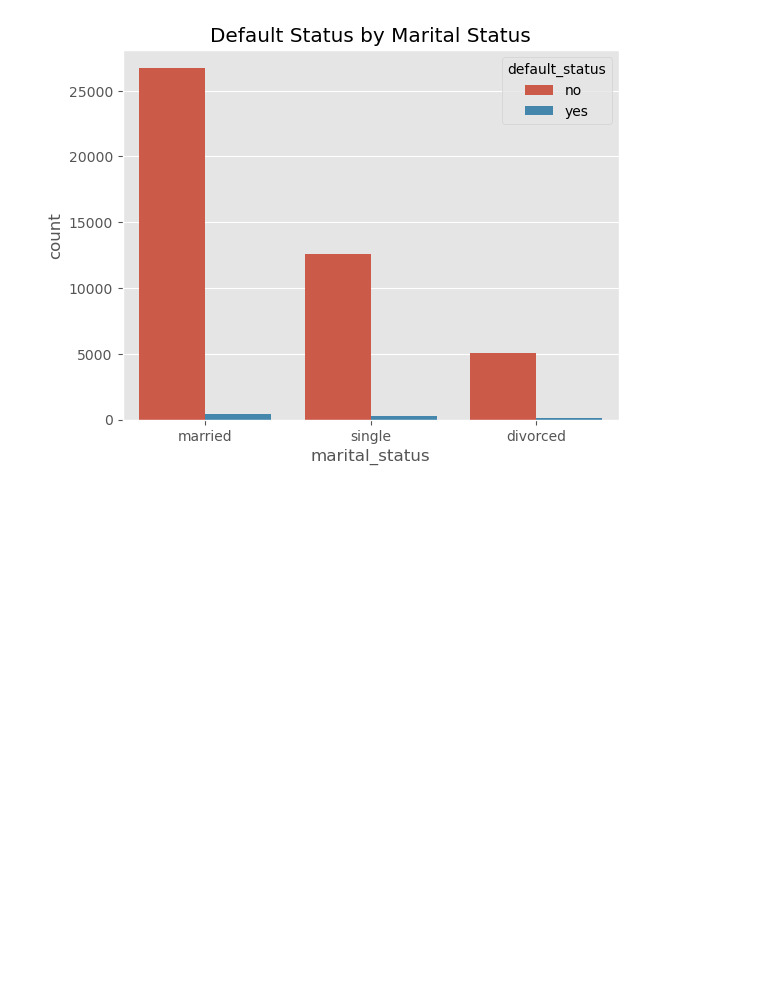
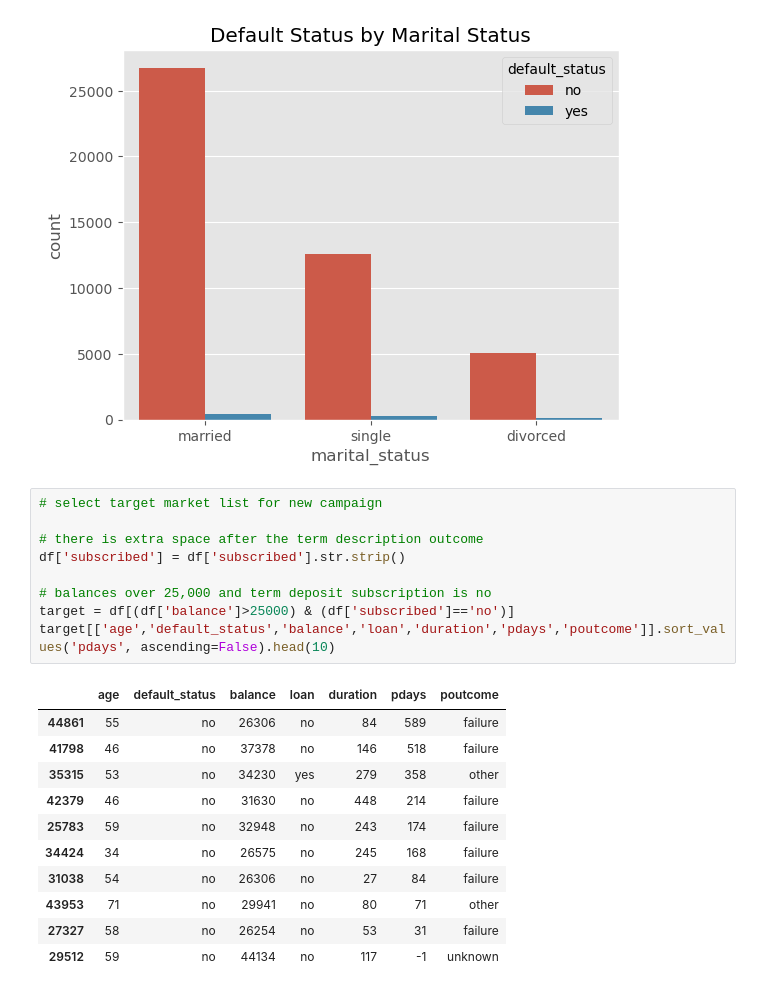
Before and after one commit to CoolBeansProgramming/Bank-Marketing-Campaign, a Jupyter notebook: main.ipynb, the cells around one changed output. Cells and saved outputs as stored; diff of their text form; blank space fills up the shorter version.

```diff
--- a/main.ipynb
+++ b/main.ipynb
@@ -228,3 +250,24 @@ sns.countplot(x=df['marital_status'], hue='default_status', data=df).set_title('
 # %% [output]
 Text(0.5, 1.0, 'Default Status by Marital Status')
 [figure]
+# %%
+# select target market list for new campaign
+
+# there is extra space after the term description outcome
+df['subscribed'] = df['subscribed'].str.strip()
+
+# balances over 25,000 and term deposit subscription is no
+target = df[(df['balance']>25000) & (df['subscribed']=='no')]
+target[['age','default_status','balance','loan','duration','pdays','poutcome']].sort_values('pdays', ascending=False).head(10)
+# %% [output]
+|  | age | default_status | balance | loan | duration | pdays | poutcome |
+| 44861 | 55 | no | 26306 | no | 84 | 589 | failure |
+| 41798 | 46 | no | 37378 | no | 146 | 518 | failure |
+| 35315 | 53 | no | 34230 | yes | 279 | 358 | other |
+| 42379 | 46 | no | 31630 | no | 448 | 214 | failure |
+| 25783 | 59 | no | 32948 | no | 243 | 174 | failure |
+| 34424 | 34 | no | 26575 | no | 245 | 168 | failure |
+| 31038 | 54 | no | 26306 | no | 27 | 84 | failure |
+| 43953 | 71 | no | 29941 | no | 80 | 71 | other |
+| 27327 | 58 | no | 26254 | no | 53 | 31 | failure |
+| 29512 | 59 | no | 44134 | no | 117 | -1 | unknown |
```
Also changed, not shown: parts of 4 cells of this notebook.
